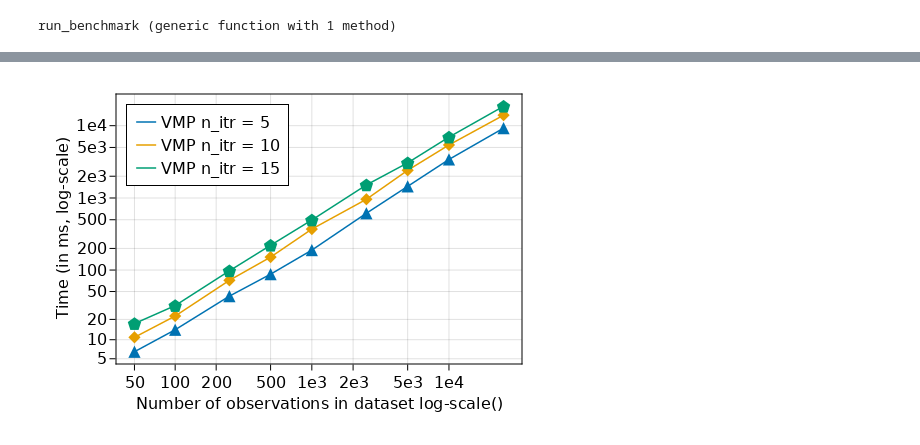
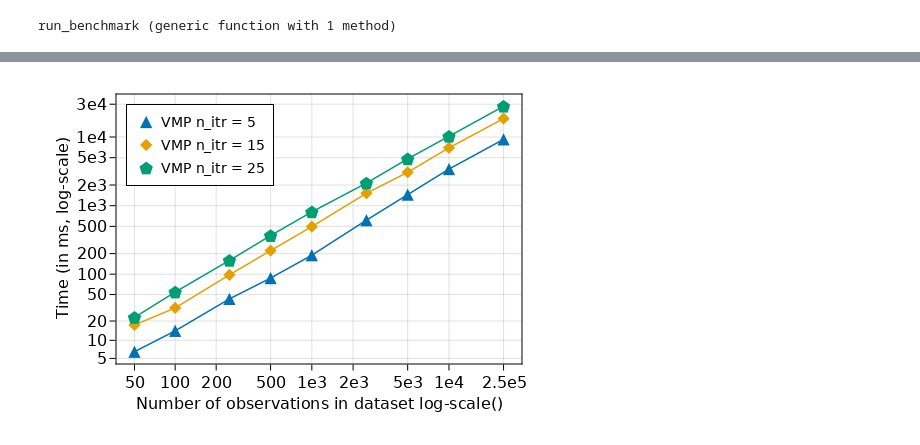
Before and after one commit to biaslab/ReactiveMPPaperExperiments, a Jupyter notebook: notebooks/rmp_hidden_markov_model.ipynb, the cells around one changed output, grey strips where cells are left out. Drawn from its saved outputs; the diff is of its cells as text; code cells hidden in the pictures.

```diff
--- a/notebooks/rmp_hidden_markov_model.ipynb
+++ b/notebooks/rmp_hidden_markov_model.ipynb
@@ -270,5 +270,5 @@ hmm_benchmarks = map(benchmark_allparams) do params
 end;
 # %%
 target_seed = 42
-target_n_itr = 20
+target_n_itr = 60
 # %% [output]
@@ -317,5 +311,5 @@ end
 # %%
-target_n_itrs = [ 5, 10, 15, 20, 25 ];
+target_n_itrs = [ 5, 15, 25 ];
 # %%
 let
     fig = Figure(resolution = (500, 350))
@@ -323,39 +317,39 @@ let
     ax = Axis(fig[1, 1])
 
     ax.xlabel = "Number of observations in dataset log-scale()"
     ax.ylabel = "Time (in ms, log-scale)"
     ax.xscale = Makie.pseudolog10
     ax.yscale = Makie.pseudolog10
 
     ax.xticks = (
-        [ 50, 100, 200, 500, 1000, 2000, 5000, 10_000 ],
-        [ "50", "100", "200", "500", "1e3", "2e3", "5e3", "1e4" ]
+        [ 50, 100, 200, 500, 1000, 2000, 5000, 10_000, 25_000 ],
+        [ "50", "100", "200", "500", "1e3", "2e3", "5e3", "1e4", "2.5e5" ]
     )
 
     ax.yticks = (
-        [ 5, 10, 20, 50, 100, 200, 500, 1000, 2000, 5_000, 10_000 ],
-        [ "5", "10", "20", "50", "100", "200", "500", "1e3", "2e3", "5e3", "1e4" ]
+        [ 5, 10, 20, 50, 100, 200, 500, 1000, 2000, 5_000, 10_000, 30_000 ],
+        [ "5", "10", "20", "50", "100", "200", "500", "1e3", "2e3", "5e3", "1e4", "3e4" ]
     )
 
     mshapes = [ :utriangle, :diamond, :pentagon ]
 
     for (mshape, target_n_itr) in zip(mshapes, target_n_itrs)
         filtered = filter(hmm_benchmarks) do b
             return b["n_itr"] === target_n_itr
         end
 
         range      = map(f -> f["n"], filtered)
         benchmarks = map(f -> f["benchmark"], filtered)
         timings    = map(t -> t.time, minimum.(benchmarks)) ./ 1_000_000
 
-        lines!(ax, range, timings, label = "VMP n_itr = $(target_n_itr)")
-        scatter!(ax, range, timings, marker = mshape, markersize = 16)
+        lines!(ax, range, timings)
+        scatter!(ax, range, timings, marker = mshape, markersize = 16, label = "VMP n_itr = $(target_n_itr)")
     end
 
-    axislegend(ax, labelsize = 16, position = :lt)
+    axislegend(ax, labelsize = 14, position = :lt)
 
     @saveplot fig "hmm_benchmark_observations"
 end
 # %% [output]
-[figure, old version]
+[figure, new version]
 # %%
```
Also changed, not shown: parts of 4 cells of this notebook, 9 other files.
